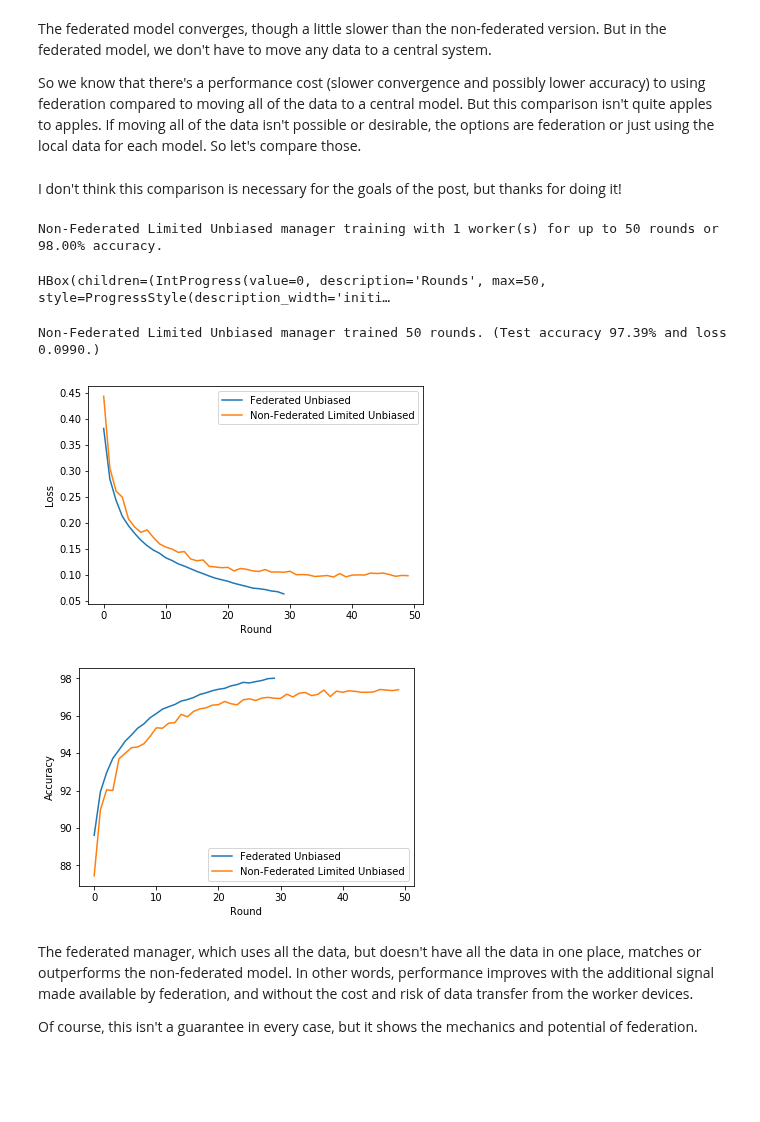
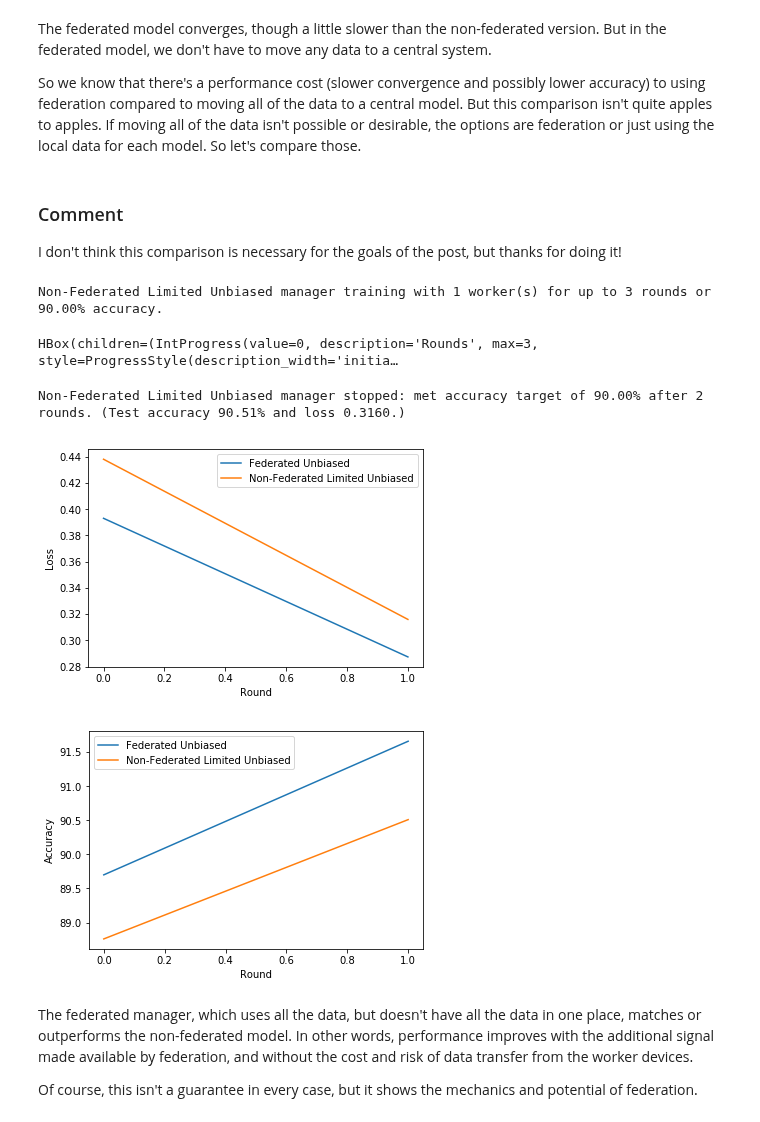
Before and after one commit to rmicallef/bfpytorch, a Jupyter notebook: MNIST-Fed-Part1.ipynb, the cells around one changed output. Saved outputs shown, nothing was run; the diff lists cells and outputs as text; code cells hidden in the pictures; blank space fills up the shorter version.

```diff
--- a/MNIST-Fed-Part1.ipynb
+++ b/MNIST-Fed-Part1.ipynb
@@ -527,0 +191,7 @@ HBox(children=(IntProgress(value=0, description='Tabulating datasets', max=10, s
+# %%
+from mnist_utils import make_federated_dataloaders
+
+fed_equal_dls = make_federated_dataloaders(default_training_dataset)
+
+
+### TODO - USE MORE FLEXIBLE VERSION?
@@ -532,4 +207,0 @@ Let's train the federated system and compare it to our baseline case.
-# %%
-fed_equal_mgr = FederatedManager('Federated Unbiased', fed_equal_dls, test_dset, Net)
-
-run_mgr(fed_equal_mgr, default_n_rounds, default_target_acc)
@@ -544,0 +211,7 @@ plot_mgr([nonfed_alldata_mgr, fed_equal_mgr])
+# %%
+from federated import FederatedManager
+from federated import FederatedWorker
+
+fed_equal_mgr = FederatedManager('Federated Unbiased', fed_equal_dls, default_testing_dataset, DefaultNet)
+
+fed_equal_mgr.learn(default_n_rounds, default_target_accuracy)
@@ -547,19 +234,20 @@ The federated model converges, though a little slower than the non-federated ver
 
 So we know that there's a performance cost (slower convergence and possibly lower accuracy) to using federation compared to moving all of the data to a central model. But this comparison isn't quite apples to apples. If moving all of the data isn't possible or desirable, the options are federation or just using the local data for each model. So let's compare those.
 # %% [markdown]
+### Comment
 I don't think this comparison is necessary for the goals of the post, but thanks for doing it!
 # %%
-nonfed_subset_mgr = FederatedManager('Non-Federated Limited Unbiased', [make_fed_dloaders(train_dset, p=0.0)[7]], test_dset, Net)
-run_mgr(nonfed_subset_mgr, default_n_rounds, default_target_acc)
+nonfed_subset_mgr = FederatedManager('Non-Federated Limited Unbiased', [make_federated_dataloaders(default_training_dataset, p=0.0)[7]], default_testing_dataset, DefaultNet)
+nonfed_subset_mgr.learn(default_n_rounds, default_target_accuracy)
 # %% [output]
-Non-Federated Limited Unbiased manager training with 1 worker(s) for up to 50 rounds or 98.00% accuracy.
+Non-Federated Limited Unbiased manager training with 1 worker(s) for up to 3 rounds or 90.00% accuracy.
-HBox(children=(IntProgress(value=0, description='Rounds', max=50, style=ProgressStyle(description_width='initi…
+HBox(children=(IntProgress(value=0, description='Rounds', max=3, style=ProgressStyle(description_width='initia…
-Non-Federated Limited Unbiased manager trained 50 rounds. (Test accuracy 97.39% and loss 0.0990.)
+Non-Federated Limited Unbiased manager stopped: met accuracy target of 90.00% after 2 rounds. (Test accuracy 90.51% and loss 0.3160.)
 # %%
-plot_mgr([fed_equal_mgr, nonfed_subset_mgr])
+plot_managers([fed_equal_mgr, nonfed_subset_mgr])
 # %% [output]
-[figure, old version]
+[figure, new version]
-[figure, old version]
+[figure, new version]
 # %% [markdown]
 The federated manager, which uses all the data, but doesn't have all the data in one place, matches or outperforms the non-federated model. In other words, performance improves with the additional signal made available by federation, and without the cost and risk of data transfer from the worker devices.
 
```
Also changed, not shown: parts of 79 cells of this notebook, 6 other files.
